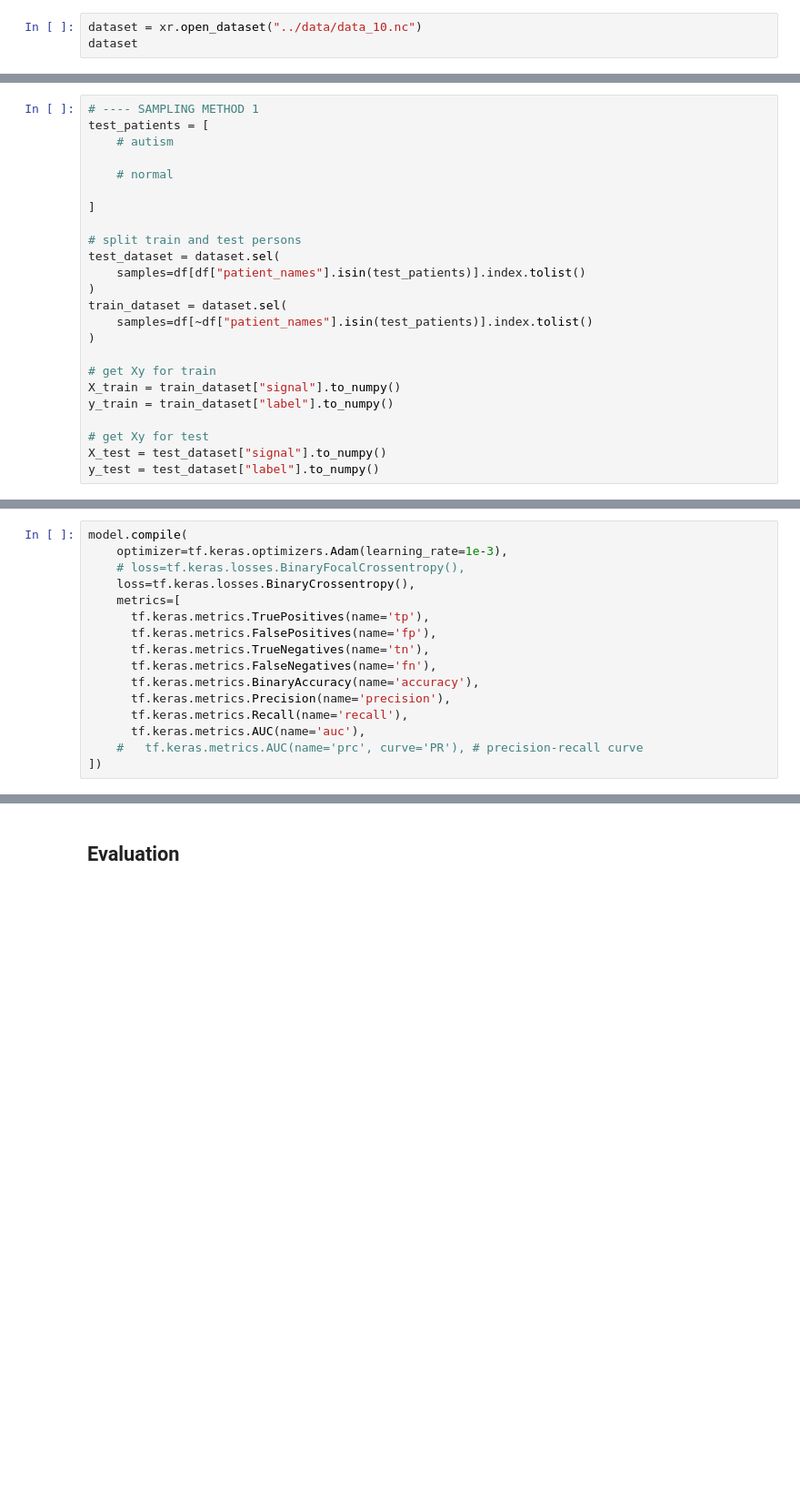
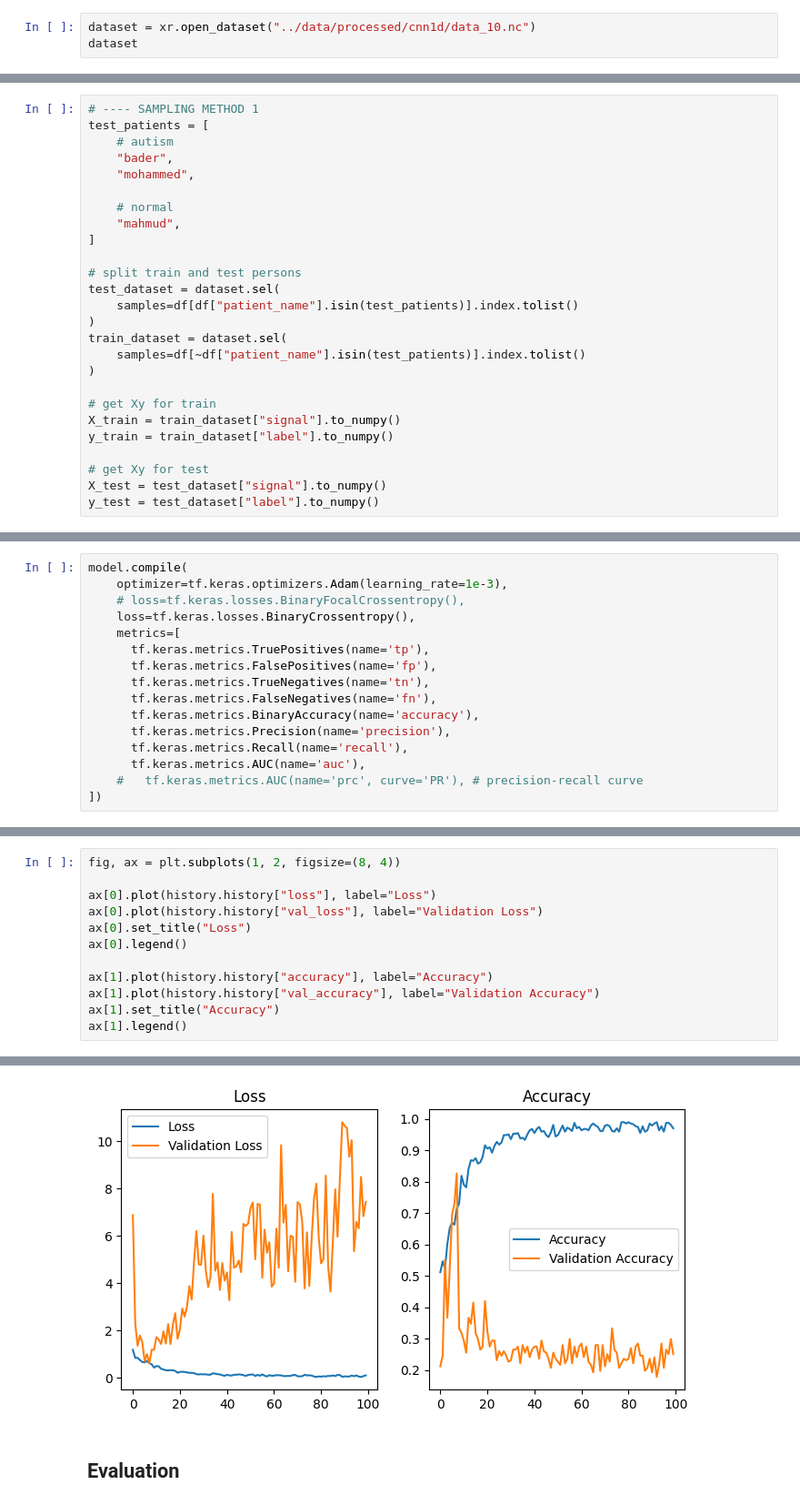
Before and after one commit to fahminlb33/eegautism, a Jupyter notebook: notebooks/train-cnn1d.ipynb, the cells around one changed output, grey strips where cells are left out. Shown: that part at 91% size. Saved outputs shown, nothing was run; the diff lists cells and outputs as text; blank space fills up the shorter version.

```diff
--- a/notebooks/train-cnn1d.ipynb
+++ b/notebooks/train-cnn1d.ipynb
@@ -6,7 +6,7 @@ import matplotlib.pyplot as plt
 # %% [markdown]
 ## Data Loading
 # %%
-dataset = xr.open_dataset("../data/data_10.nc")
+dataset = xr.open_dataset("../data/processed/cnn1d/data_10.nc")
 dataset
 # %% [output]
 <xarray.Dataset> Size: 220MB
@@ -41,17 +41,19 @@ Name: count, dtype: int64
 # ---- SAMPLING METHOD 1
 test_patients = [
     # autism
+    "bader",
+    "mohammed",
 
     # normal
-
+    "mahmud",
 ]
 
 # split train and test persons
 test_dataset = dataset.sel(
-    samples=df[df["patient_names"].isin(test_patients)].index.tolist()
+    samples=df[df["patient_name"].isin(test_patients)].index.tolist()
 )
 train_dataset = dataset.sel(
-    samples=df[~df["patient_names"].isin(test_patients)].index.tolist()
+    samples=df[~df["patient_name"].isin(test_patients)].index.tolist()
 )
 
 # get Xy for train
@@ -192,0 +192,13 @@ Epoch 100/100
+# %%
+fig, ax = plt.subplots(1, 2, figsize=(8, 4))
+
+ax[0].plot(history.history["loss"], label="Loss")
+ax[0].plot(history.history["val_loss"], label="Validation Loss")
+ax[0].set_title("Loss")
+ax[0].legend()
+
+ax[1].plot(history.history["accuracy"], label="Accuracy")
+ax[1].plot(history.history["val_accuracy"], label="Validation Accuracy")
+ax[1].set_title("Accuracy")
+ax[1].legend()
+# %% [output]
@@ -193,3 +206,4 @@ Epoch 100/100
+[figure, added]
 # %% [markdown]
 ## Evaluation
 # %%
```
Also changed, not shown: parts of 9 cells of this notebook, 2 other files.
